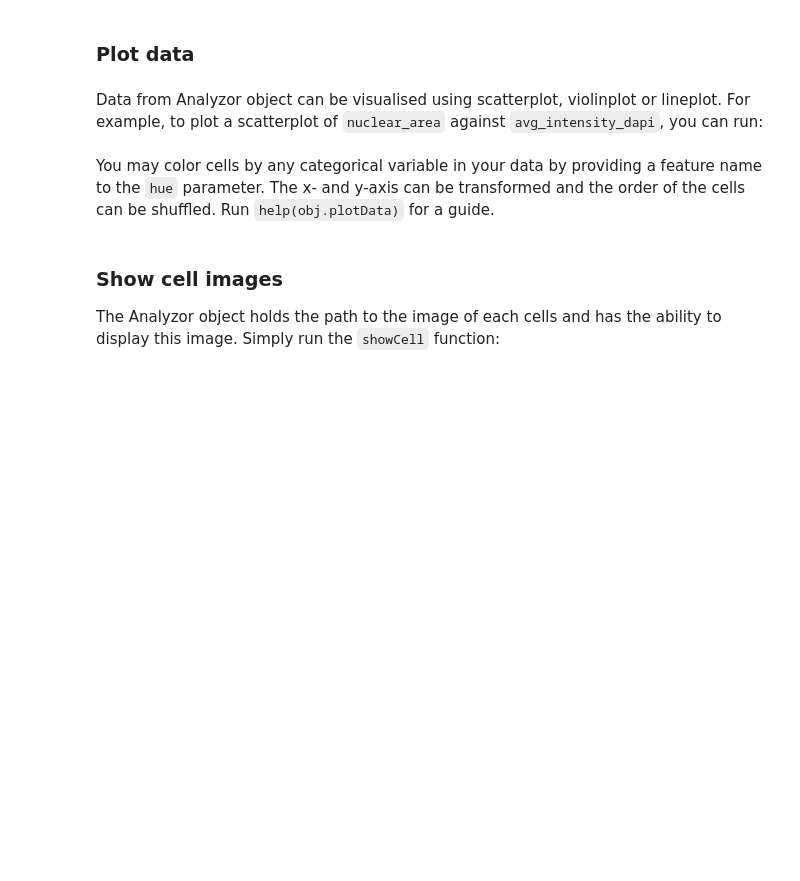
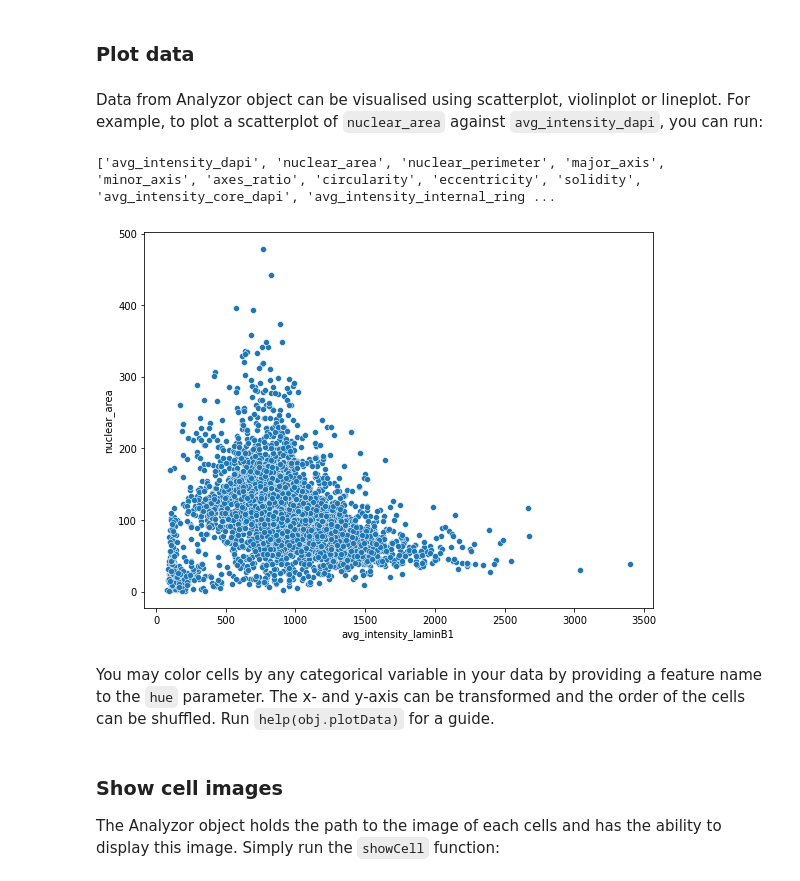
Before and after one commit to f-hamidlab/nuclearpy, a Jupyter notebook: docs/ng_analysis.ipynb, the cells around one changed output. Saved outputs shown, nothing was run; the diff lists cells and outputs as text; code cells hidden in the pictures; blank space fills up the shorter version.

```diff
--- a/docs/ng_analysis.ipynb
+++ b/docs/ng_analysis.ipynb
@@ -39,9 +55,15 @@ obj.showData(vars = ["cellID", "avg_intensity_dapi"])
 ### Plot data
 # %% [markdown]
 Data from Analyzor object can be visualised using scatterplot, violinplot or lineplot. For example, to plot a scatterplot of `nuclear_area` against `avg_intensity_dapi`, you can run:
+# %%
+obj.showADataVars()
+# %% [output]
+['avg_intensity_dapi', 'nuclear_area', 'nuclear_perimeter', 'major_axis', 'minor_axis', 'axes_ratio', 'circularity', 'eccentricity', 'solidity', 'avg_intensity_core_dapi', 'avg_intensity_internal_ring ...
 # %%
-obj.plotData(x = "nuclear_area", y = "avg_intensity_dapi",
+obj.plotData(x = "avg_intensity_laminB1", y = "nuclear_area",
             plot_type = "scatter", hue = None)
+# %% [output]
+[figure, added]
 # %% [markdown]
 You may color cells by any categorical variable in your data by providing a feature name to the `hue` parameter. The x- and y-axis can be transformed and the order of the cells can be shuffled. Run `help(obj.plotData)` for a guide.
 # %% [markdown]
```
Also changed, not shown: parts of 22 cells of this notebook.
